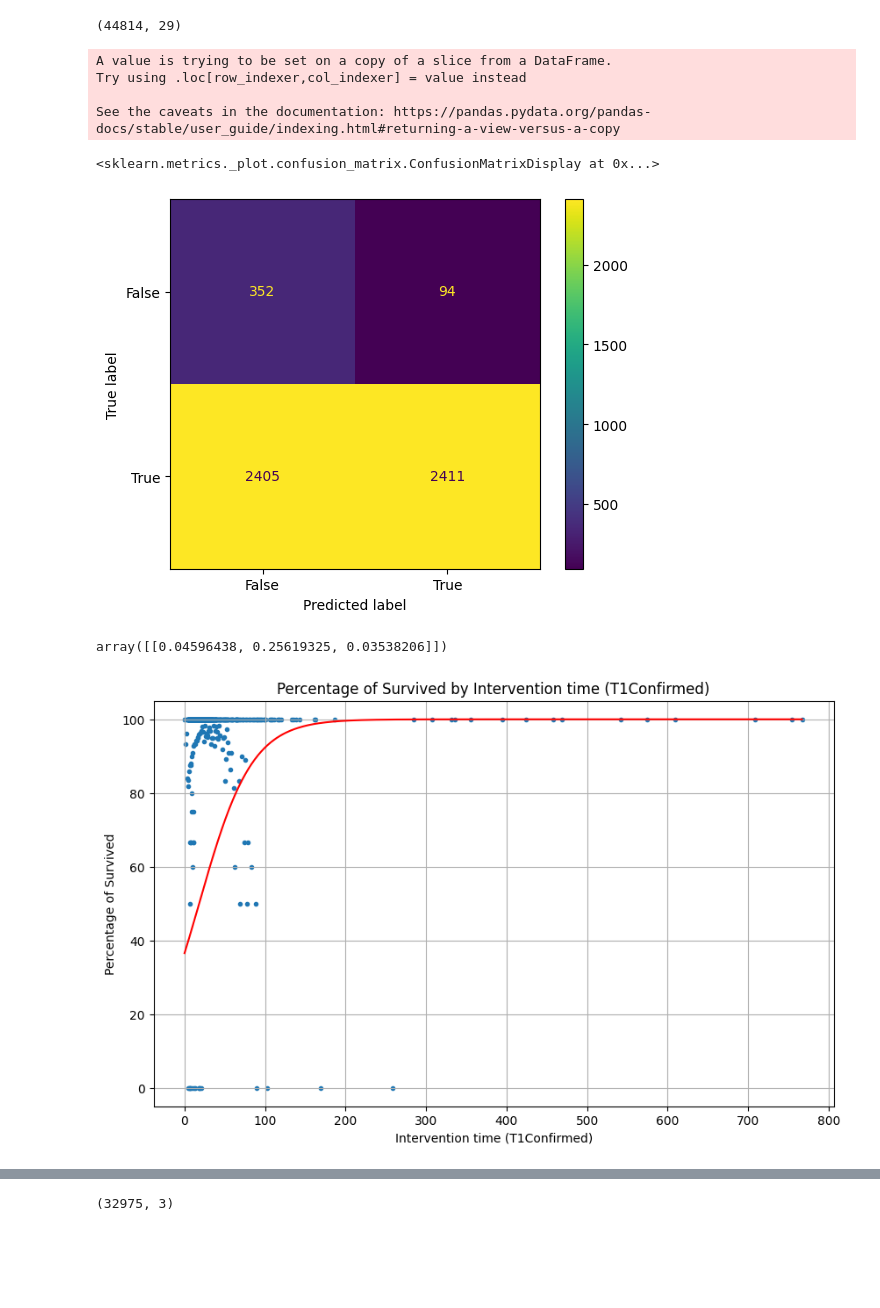
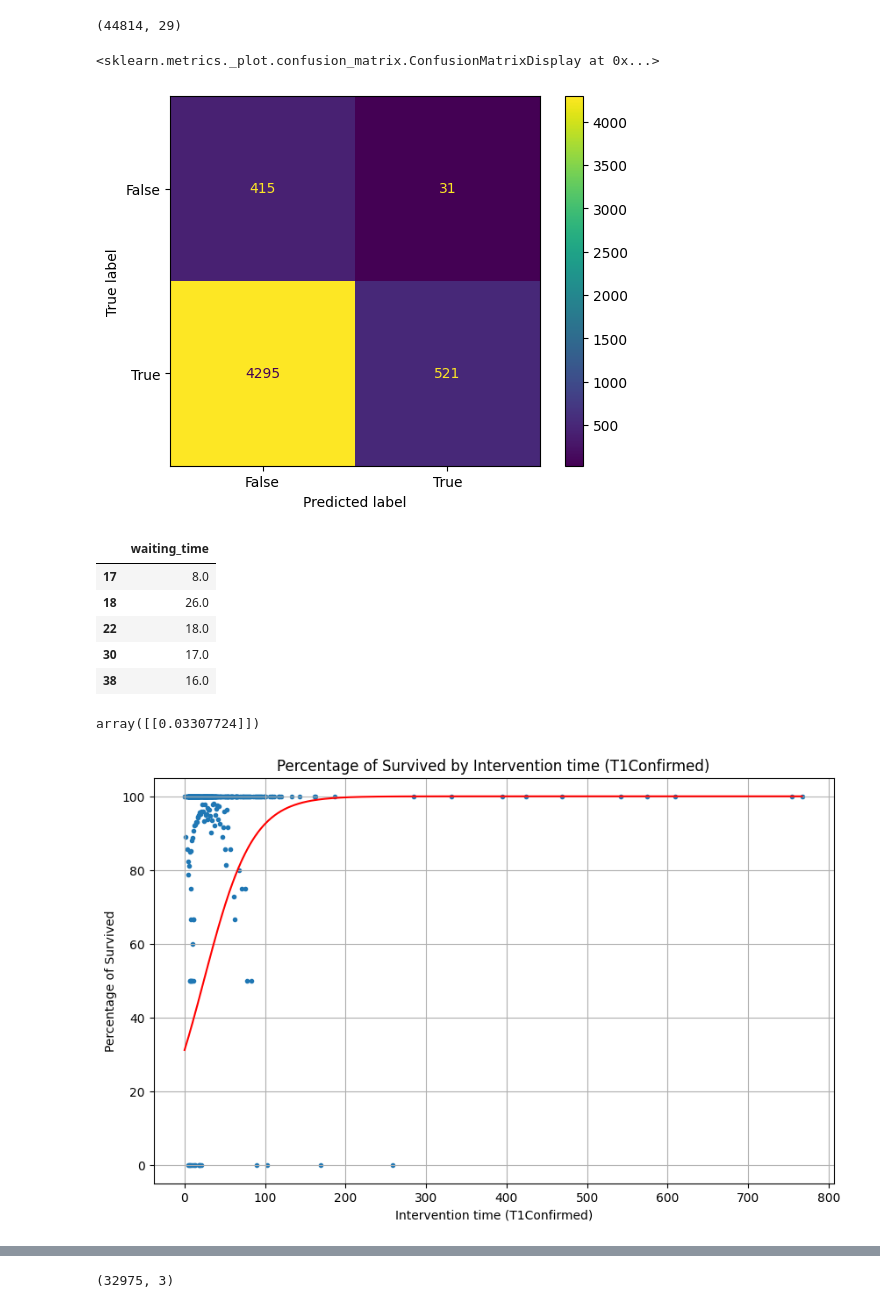
Before and after one commit to flonat/modern_data_analytics_2024, a Jupyter notebook: notebooks/get_distance_to_devices.ipynb, the cells around one changed output, grey strips where cells are left out. Saved outputs shown, nothing was run; the diff lists cells and outputs as text; code cells hidden in the pictures; blank space fills up the shorter version.

```diff
--- a/notebooks/get_distance_to_devices.ipynb
+++ b/notebooks/get_distance_to_devices.ipynb
@@ -169,50 +117,56 @@ See the caveats in the documentation: https://pandas.pydata.org/pandas-docs/stab
 max_waiting_time = 1000
 arrests_filtered = arrests.loc[arrests['waiting_time'] < max_waiting_time, ['waiting_time', 'eventlevel_trip', 'travel_time', 'survived']].dropna()
 
-X = arrests_filtered[['waiting_time',
-'eventlevel_trip',
-'travel_time',
+X = arrests_filtered[[
+    'waiting_time',
+    # 'eventlevel_trip',
+    # 'travel_time',
 ]
 ]
 
-# X = pd.get_dummies(X, columns=['eventlevel_trip'])
-X['eventlevel_trip'] = X['eventlevel_trip'].astype(float)
+# X = pd.get_dummies(X, columns=['eventlevel_trip'], drop_first=True)
+# X['eventlevel_trip'] = X['eventlevel_trip'].astype(float)
 
 y = arrests_filtered['survived']
 
 # Split the data into training and testing sets
 imputer = SimpleImputer()
 
 # Preprocess the data by imputing missing values
 X_train, X_test, y_train, y_test = train_test_split(X, y, test_size=0.2, random_state=42)
 X_train = imputer.fit_transform(X_train)
 X_test = imputer.transform(X_test)
 
 # Define the class weights
 class_weights = {0: 15, 1: 1}
 
 # Create the classifier with class weights
 model = LogisticRegression(class_weight=class_weights)
 
 # Fit the classifier to your data
 model.fit(X_train, y_train)
 
 # Predict the target variable for the test set
 y_pred = model.predict(X_test)
 
 disp = ConfusionMatrixDisplay(confusion_matrix=confusion_matrix(y_test, y_pred, labels=model.classes_), display_labels=model.classes_)
 disp.plot()
 # %% [output]
-A value is trying to be set on a copy of a slice from a DataFrame.
-Try using .loc[row_indexer,col_indexer] = value instead
-
-See the caveats in the documentation: https://pandas.pydata.org/pandas-docs/stable/user_guide/indexing.html#returning-a-view-versus-a-copy
+<sklearn.metrics._plot.confusion_matrix.ConfusionMatrixDisplay at 0x...>
-<sklearn.metrics._plot.confusion_matrix.ConfusionMatrixDisplay at 0x...>
-[figure, old version]
+[figure, new version]
+# %%
+X.head()
+# %% [output]
+|  | waiting_time |
+| 17 | 8.0 |
+| 18 | 26.0 |
+| 22 | 18.0 |
+| 30 | 17.0 |
+| 38 | 16.0 |
 # %%
 model.coef_
 # %% [output]
-array([[0.04596438, 0.25619325, 0.03538206]])
+array([[0.03307724]])
 # %%
 # Group the data by Intervention time (T1Confirmed) and calculate the percentage of Survived
 survived_percentage = arrests_filtered.groupby('waiting_time')['survived'].mean() * 100
@@ -232,4 +186,4 @@ plt.show()
 
 import matplotlib.pyplot as plt
 # %% [output]
-[figure, old version]
+[figure, new version]
```
Also changed, not shown: parts of 2 cells of this notebook.
